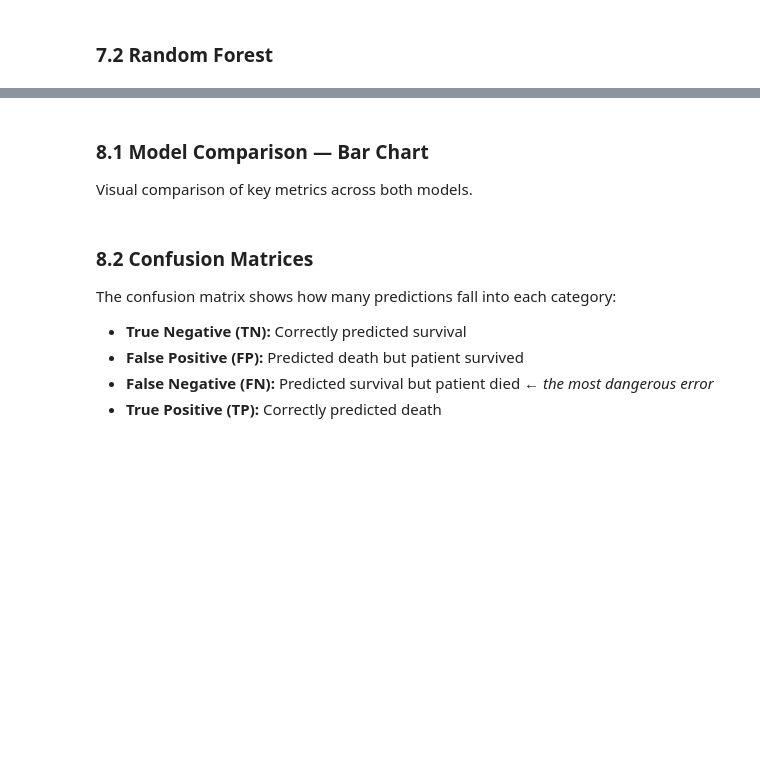
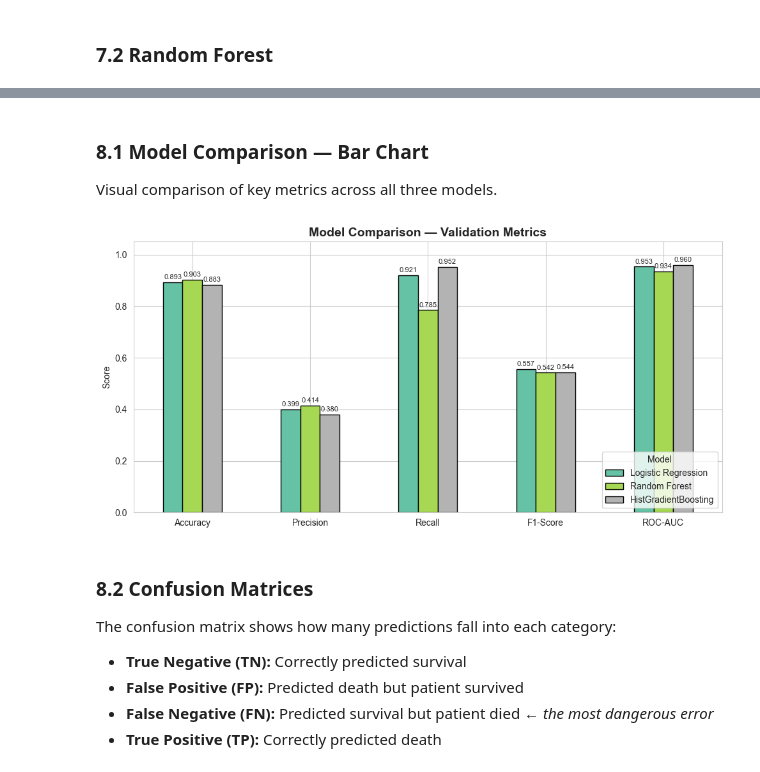
Before and after one commit to Shu6136713/covid19_final_ML_project, a Jupyter notebook: modeling.ipynb, the cells around one changed output, grey strips where cells are left out. Drawn from its saved outputs; the diff is of its cells as text; code cells hidden in the pictures; blank space fills up the shorter version.

Commit message:
Polish ML pipeline: validation split, cross-validation pipeline, threshold tuning, real results in README
Co-authored-by: Cursor <cursoragent@cursor.com>

```diff
--- a/modeling.ipynb
+++ b/modeling.ipynb
@@ -166,8 +255,8 @@ lr_model = LogisticRegression(
 )
 lr_model.fit(X_train_scaled, y_train)
 
-lr_pred = lr_model.predict(X_test_scaled)
-lr_prob = lr_model.predict_proba(X_test_scaled)[:, 1]
+lr_val_pred = lr_model.predict(X_val_scaled)
+lr_val_prob = lr_model.predict_proba(X_val_scaled)[:, 1]
 
-print('Logistic Regression — Classification Report:\n')
-print(classification_report(y_test, lr_pred, target_names=['Survived', 'Died']))
+print('Logistic Regression — Validation Report:\n')
+print(classification_report(y_val, lr_val_pred, target_names=['Survived', 'Died']))
@@ -182,8 +282,8 @@ rf_model = RandomForestClassifier(
 )
 rf_model.fit(X_train, y_train)
 
-rf_pred = rf_model.predict(X_test)
-rf_prob = rf_model.predict_proba(X_test)[:, 1]
+rf_val_pred = rf_model.predict(X_val)
+rf_val_prob = rf_model.predict_proba(X_val)[:, 1]
 
-print('Random Forest — Classification Report:\n')
-print(classification_report(y_test, rf_pred, target_names=['Survived', 'Died']))
+print('Random Forest — Validation Report:\n')
+print(classification_report(y_val, rf_val_pred, target_names=['Survived', 'Died']))
@@ -189,0 +305,13 @@ print(classification_report(y_test, rf_pred, target_names=['Survived', 'Died']))
+# %%
+hgb_model = HistGradientBoostingClassifier(
+    max_iter=200,
+    class_weight='balanced',
+    random_state=42
+)
+hgb_model.fit(X_train, y_train)
+
+hgb_val_pred = hgb_model.predict(X_val)
+hgb_val_prob = hgb_model.predict_proba(X_val)[:, 1]
+
+print('HistGradientBoosting — Validation Report:\n')
+print(classification_report(y_val, hgb_val_pred, target_names=['Survived', 'Died']))
@@ -204,8 +343,9 @@ def evaluate_model(name, y_true, y_pred, y_prob):
     }
 
 results = pd.DataFrame([
-    evaluate_model('Logistic Regression', y_test, lr_pred, lr_prob),
-    evaluate_model('Random Forest', y_test, rf_pred, rf_prob)
+    evaluate_model('Logistic Regression', y_val, lr_val_pred, lr_val_prob),
+    evaluate_model('Random Forest', y_val, rf_val_pred, rf_val_prob),
+    evaluate_model('HistGradientBoosting', y_val, hgb_val_pred, hgb_val_prob)
 ])
 
 results = results.set_index('Model')
@@ -213,22 +359,24 @@ results.style.format('{:.4f}').highlight_max(axis=0, color='lightgreen')
 # %% [markdown]
 ### 8.1 Model Comparison — Bar Chart
 
-Visual comparison of key metrics across both models.
+Visual comparison of key metrics across all three models.
 # %%
 fig, ax = plt.subplots(figsize=(10, 5))
 
 results.T.plot(kind='bar', ax=ax, rot=0, colormap='Set2', edgecolor='black')
 
-ax.set_title('Model Comparison — Evaluation Metrics', fontsize=14, fontweight='bold')
+ax.set_title('Model Comparison — Validation Metrics', fontsize=14, fontweight='bold')
 ax.set_ylabel('Score')
 ax.set_ylim(0, 1.05)
 ax.legend(title='Model', loc='lower right')
 
 for container in ax.containers:
     ax.bar_label(container, fmt='%.3f', fontsize=8, padding=2)
 
 plt.tight_layout()
 plt.show()
+# %% [output]
+[figure, added]
 # %% [markdown]
 ### 8.2 Confusion Matrices
 
```
Also changed, not shown: parts of 38 cells of this notebook, 2 other files.
